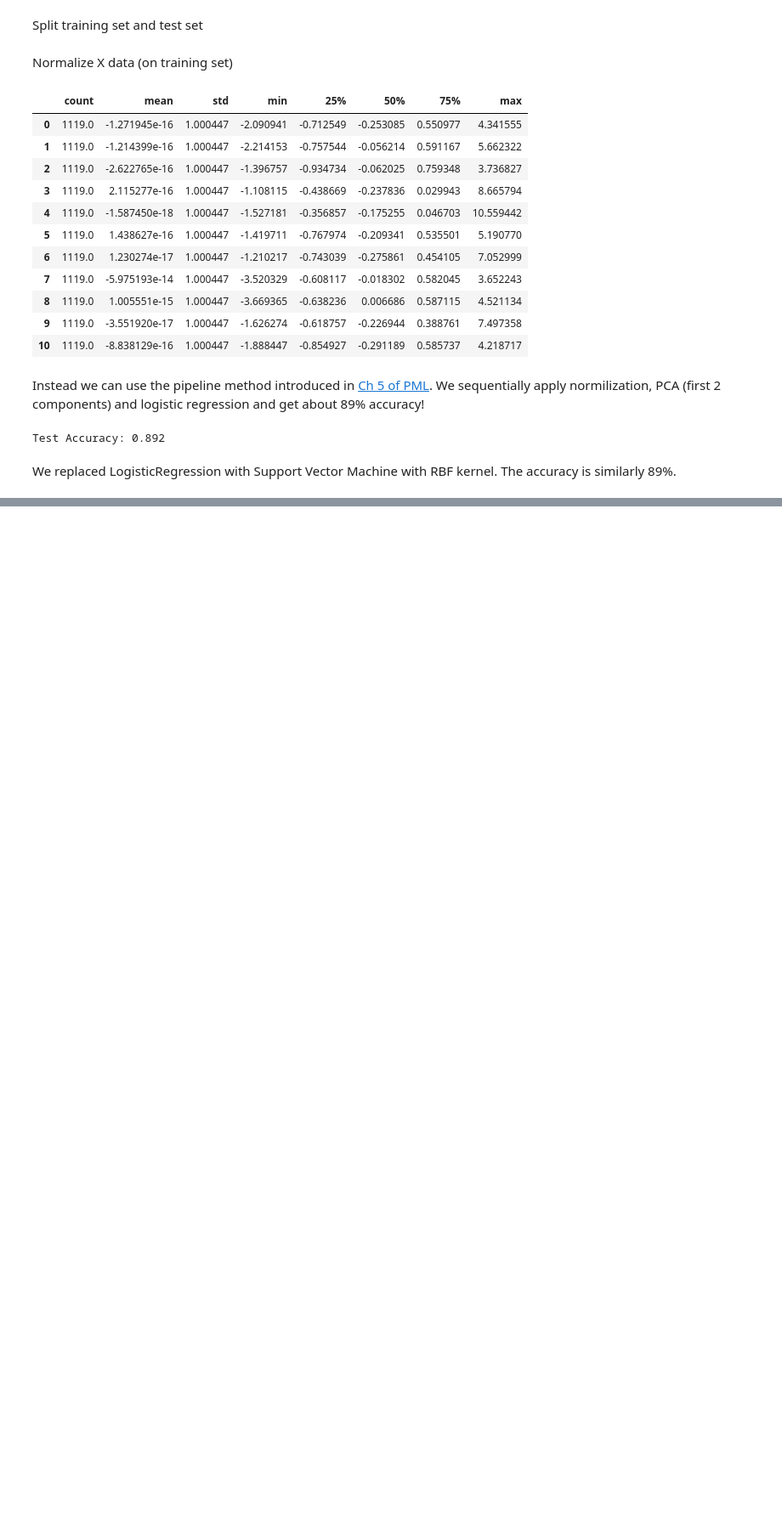
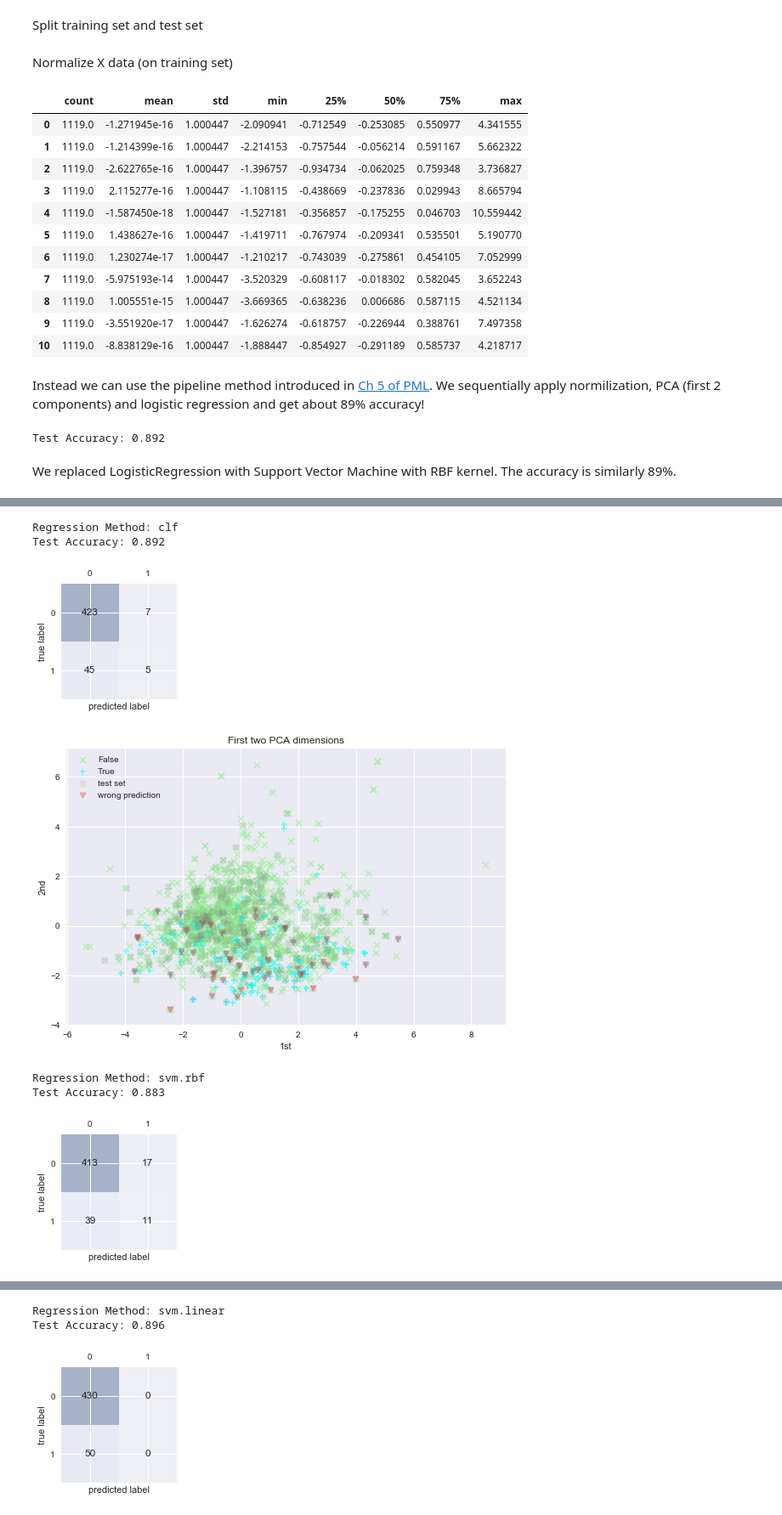
Before and after one commit to JOY199603/2016.M3.TQF-ML, a Jupyter notebook: TestSet1/yao_tianhang_1.ipynb, the cells around one changed output, grey strips where cells are left out. Shown at 85% size. Cells and saved outputs as stored; diff of their text form; code cells hidden in the pictures; blank space fills up the shorter version.

```diff
--- a/TestSet1/yao_tianhang_1.ipynb
+++ b/TestSet1/yao_tianhang_1.ipynb
@@ -138,53 +191,79 @@ plt.plot(list(range(1,6)),pcar)
 # %%
-#try to plot results in the first two pca dimensions. failed. find it hard to do so within pipeline.
-
-
-
-
+#regression using pipeline & try to visualize the result on the 2-dimensional plane
 
 regression = [
               ('clf', LogisticRegression(random_state=1)),\
               ('svm.rbf', svm.SVC(kernel='rbf', gamma=10)),\
               ('svm.linear',svm.SVC(kernel='linear', gamma=10))\
              # ('svm.poly',svm.SVC(kernel='poly',gamma=10))
               ]
 
+pca = PCA(n_components=2)
+X_train_pca = pca.fit_transform(X_train_std)
+X_test_pca = pca.transform(X_test_std)
+X_pca = pca.transform(X_std)
+
+
 for i in range(len(regression)):
     pipe_cl = Pipeline([('scl', StandardScaler()),
                     ('pca', PCA(n_components=2)),
                     regression[i]])
 
     pipe_cl.fit(X_train, y_train)
+    print('Regression Method: %s ' % regression[i][0])
     print('Test Accuracy: %.3f' % pipe_cl.score(X_test, y_test))
     y_pred = pipe_cl.predict(X_test)
 
+    confmat = confusion_matrix(y_true=y_test, y_pred=y_pred)
+    fig, ax = plt.subplots(figsize=(2.5, 2.5))
+    ax.matshow(confmat, cmap=plt.cm.Blues, alpha=0.3)
+    for i in range(confmat.shape[0]):
+        for j in range(confmat.shape[1]):
+            ax.text(x=j, y=i, s=confmat[i, j], va='center', ha='center')
 
-    pca = PCA(n_components=2)
-    X_train_pca = pca.fit_transform(X_train_std)
-    X_test_pca = pca.transform(X_test_std)
-    X_pca = pca.transform(X)
+    plt.xlabel('predicted label')
+    plt.ylabel('true label')
+    wrong_y = (y_test!=y_pred)
 
-    markers = ('x',  '^')
-    colors = ('lightgreen', 'gray')
+    fig = plt.figure()
+    markers = ('x',  '+')
+    colors = ('lightgreen',  'cyan')
     cmap = ListedColormap(colors[:len(np.unique(y))])
 
     for idx, cl in enumerate(np.unique(y)):
+
         plt.scatter(x=X_pca[y == cl, 0], y=X_pca[y == cl, 1],
-                alpha=0.8, c=cmap(idx),
+                alpha=0.5, c=cmap(idx),
                 marker=markers[idx], label=cl)
 
-        plt.scatter(X_test_pca[:, 0],
-                X_test_pca[:, 1],
-                c='',
-                alpha=1.0,
-                linewidths=1,
-                marker='o',
-                s=55, label='test set')
+    plt.scatter(X_test_pca[:, 0],
+            X_test_pca[:, 1],
+            c='gray',
+            alpha=0.1,
+            linewidths=1,
+            marker='o',
+            s=55, label='test set')
 
-        plt.title('First two PCA dimensions')
-        plt.xlabel('1st')
-        plt.ylabel('2nd')
-        plt.legend(loc='upper left')
+    plt.scatter(x=X_test_pca[wrong_y==True,0],\
+                y=X_test_pca[wrong_y==True,1],\
+                c='red',
+                alpha=0.3,
+                marker='v',
+                s=55, label='wrong prediction')
 
-        plt.tight_layout()
-        plt.show()
+
+    plt.title('First two PCA dimensions')
+    plt.xlabel('1st')
+    plt.ylabel('2nd')
+    plt.legend(loc='upper left')
+
+    plt.tight_layout()
+    plt.show()
+# %% [output]
+Regression Method: clf
+Test Accuracy: 0.892
+[figure, added]
+[figure, added]
+Regression Method: svm.rbf
+Test Accuracy: 0.883
+[figure, added]
@@ -190,0 +271,3 @@ for i in range(len(regression)):
+Regression Method: svm.linear
+Test Accuracy: 0.896
+[figure, added]
```
Also changed, not shown: parts of 5 cells of this notebook.
